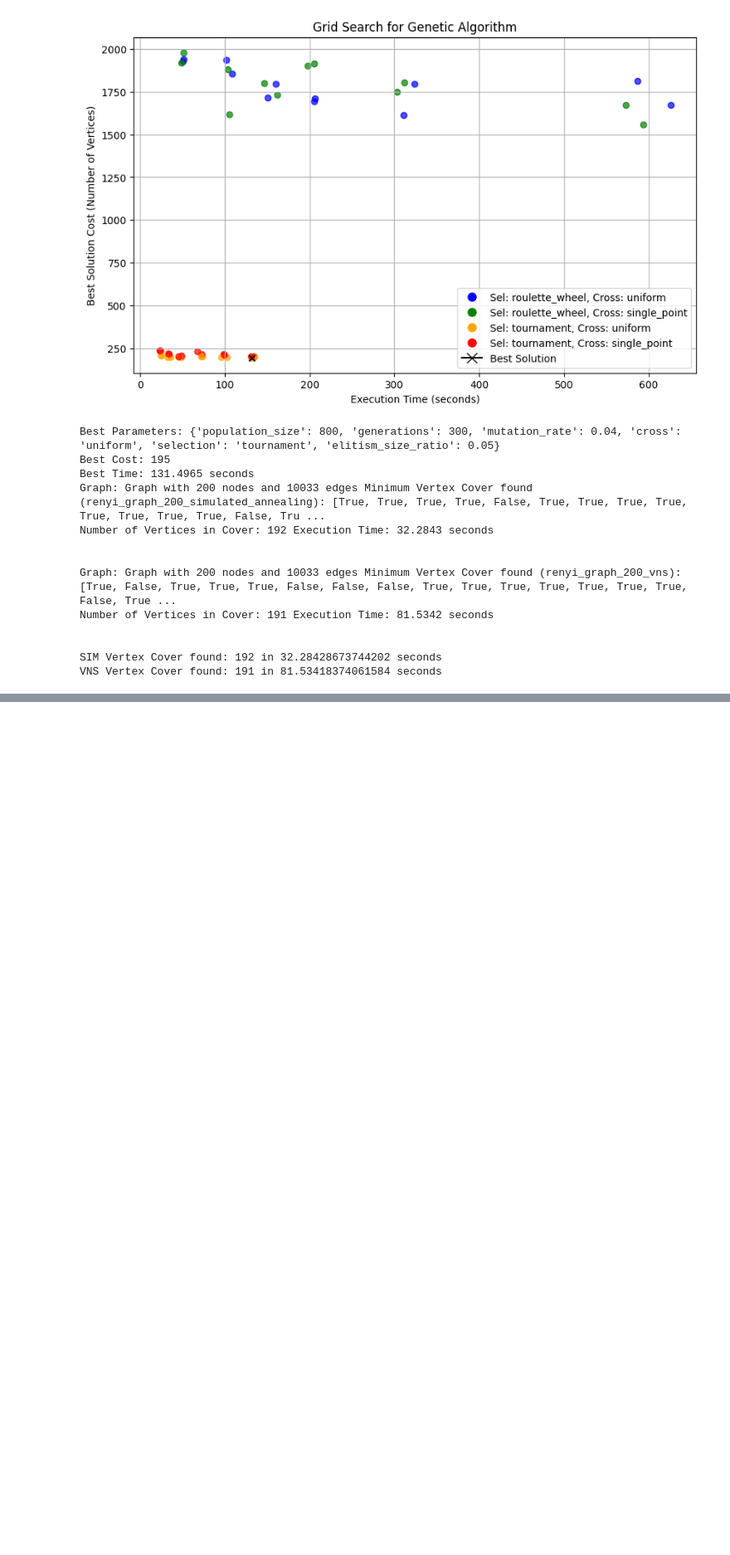
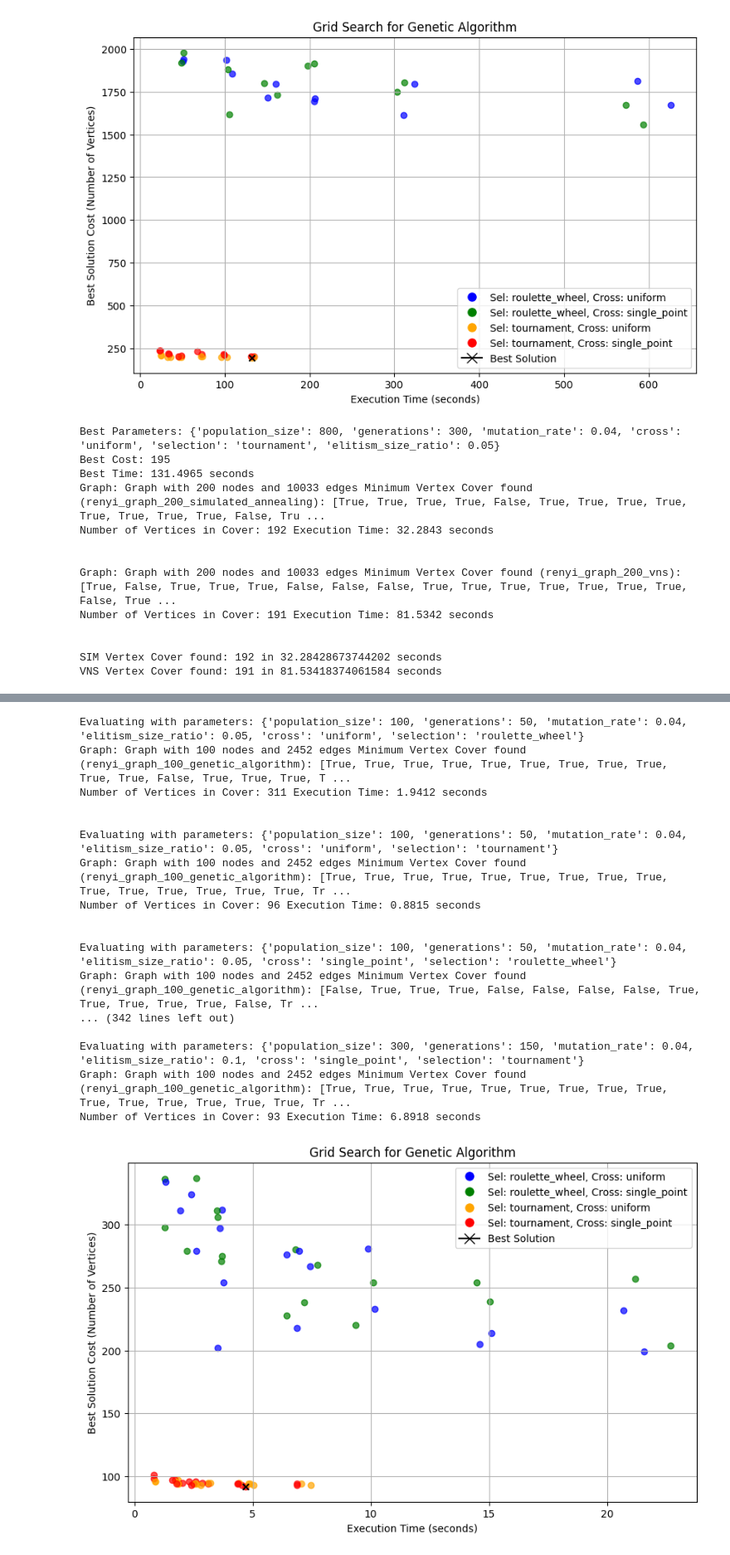
Before and after one commit to TinovoS/Minimum_Vertex_Cover, a Jupyter notebook: Graphs_Testing.ipynb, the cells around one changed output, grey strips where cells are left out. Shown at 83% size. Cells and saved outputs as stored; diff of their text form; code cells hidden in the pictures; blank space fills up the shorter version.

```diff
--- a/Graphs_Testing.ipynb
+++ b/Graphs_Testing.ipynb
@@ -470,0 +520,36 @@ VNS Vertex Cover found: 191 in 81.53418374061584 seconds
+# %%
+G = nx.erdos_renyi_graph(100, 0.5)
+param_grid = {
+    'population_size' : [100, 200,300],
+    'generations' : [50,100,150],
+    'mutation_rate' : [0.04],
+    'elitism_size_ratio' : [0.05, 0.1],
+    'cross' : ["uniform","single_point"],
+    'selection' : ["roulette_wheel","tournament"]
+}
+
+
+best_params, best_cost, best_time = grid_search_ga("renyi_graph_100","genetic_algorithm",G, param_grid)
+sim_cost, sim_time = evaluate(G,"sim","none","renyi_graph_100")
+vns_cost, vns_time = evaluate(G,"vns","none","renyi_graph_100")
+print(f"SIM Vertex Cover found: {sim_cost} in {sim_time} seconds")
+print(f"VNS Vertex Cover found: {vns_cost} in {vns_time} seconds")
+# %% [output]
+Evaluating with parameters: {'population_size': 100, 'generations': 50, 'mutation_rate': 0.04, 'elitism_size_ratio': 0.05, 'cross': 'uniform', 'selection': 'roulette_wheel'}
+Graph: Graph with 100 nodes and 2452 edges Minimum Vertex Cover found (renyi_graph_100_genetic_algorithm): [True, True, True, True, True, True, True, True, True, True, True, False, True, True, True, T ...
+Number of Vertices in Cover: 311 Execution Time: 1.9412 seconds
+
+
+Evaluating with parameters: {'population_size': 100, 'generations': 50, 'mutation_rate': 0.04, 'elitism_size_ratio': 0.05, 'cross': 'uniform', 'selection': 'tournament'}
+Graph: Graph with 100 nodes and 2452 edges Minimum Vertex Cover found (renyi_graph_100_genetic_algorithm): [True, True, True, True, True, True, True, True, True, True, True, True, True, True, True, Tr ...
+Number of Vertices in Cover: 96 Execution Time: 0.8815 seconds
+
+
+Evaluating with parameters: {'population_size': 100, 'generations': 50, 'mutation_rate': 0.04, 'elitism_size_ratio': 0.05, 'cross': 'single_point', 'selection': 'roulette_wheel'}
+Graph: Graph with 100 nodes and 2452 edges Minimum Vertex Cover found (renyi_graph_100_genetic_algorithm): [False, True, True, True, False, False, False, False, True, True, True, True, True, False, Tr ...
+... (342 lines left out)
+
+Evaluating with parameters: {'population_size': 300, 'generations': 150, 'mutation_rate': 0.04, 'elitism_size_ratio': 0.1, 'cross': 'single_point', 'selection': 'tournament'}
+Graph: Graph with 100 nodes and 2452 edges Minimum Vertex Cover found (renyi_graph_100_genetic_algorithm): [True, True, True, True, True, True, True, True, True, True, True, True, True, True, True, Tr ...
+Number of Vertices in Cover: 93 Execution Time: 6.8918 seconds
+[figure, added]
```
Also changed, not shown: parts of 4 cells of this notebook, 12 other files.
